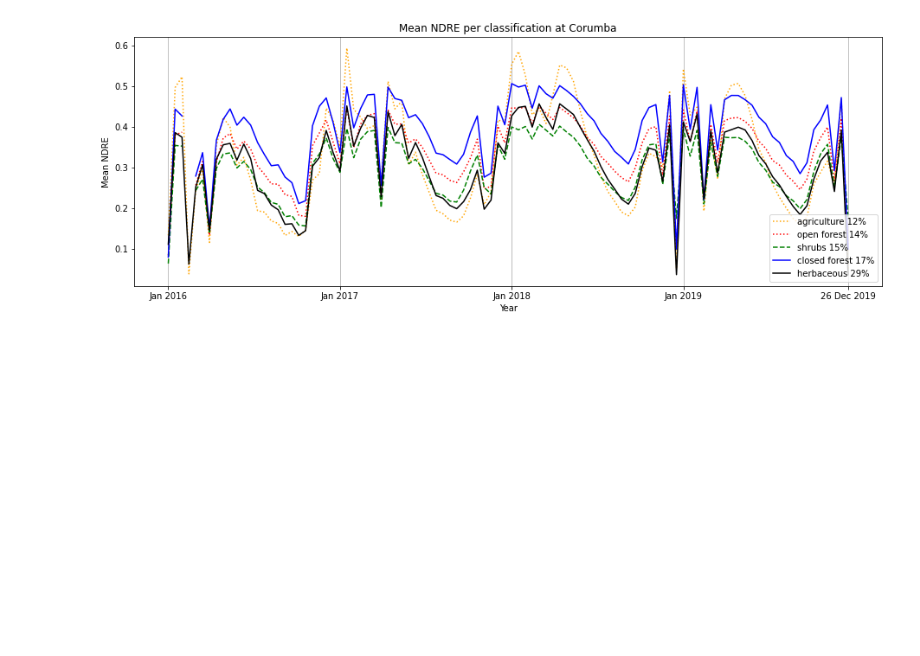
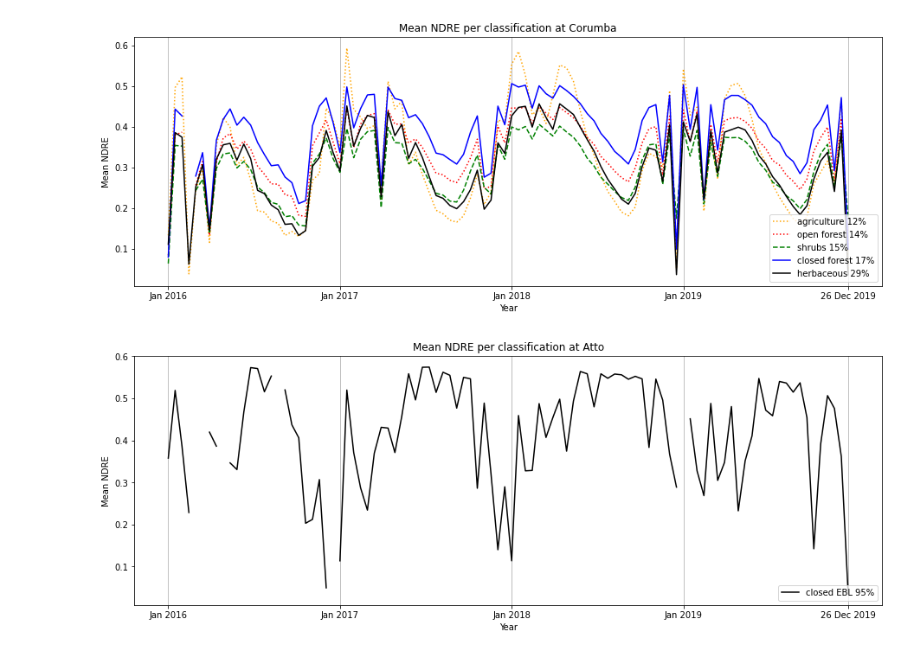
Before and after one commit to jitendra-kumar/tropical_phenology_gee, a Jupyter notebook: morgan/Venus_Tiles_Land_Cover(Raster).ipynb, the cells around one changed output. Saved outputs shown, nothing was run; the diff lists cells and outputs as text; code cells hidden in the pictures; blank space fills up the shorter version.

```diff
--- a/morgan/Venus_Tiles_Land_Cover(Raster).ipynb
+++ b/morgan/Venus_Tiles_Land_Cover(Raster).ipynb
@@ -88,6 +103,3 @@ print(info)
 # %%
-ndre_col = col.select('NDRE') #Just to make sure
-img = col.first()
-classed_img = img.addBands(lc)
-classed_imgs = ndre_col.map(lambda image: image.addBands(lc))
+classed_imgs = col.map(lambda image: image.addBands(lc))
 # %%
@@ -104,7 +111,7 @@ def classMean(img):
                .mean()
                .unweighted() #Allow values equal to 0
                .group(groupField= 1, groupName= 'class'))
-    return img.set('mean', img.reduceRegion(reducer=reducer, geometry=fc, scale=20, maxPixels=1e8))
+    return img.set('mean', img.reduceRegion(reducer=reducer, geometry=fc, scale=20))
 
 def classMeans(ic):
     stats = ic.map(classMean)
@@ -146,0 +163,5 @@ print(l)
+# %%
+#Atto: 5, 24
+l = np.insert(l, 5, replacement, axis=0)
+l = np.insert(l, 24, replacement, axis=0)
+print(l)
@@ -146,0 +190,6 @@ print(l)
+# %%
+#Add missing lists for Saop
+#position 9, 24, 99
+l = np.insert(l, 9, replacement, axis=0)
+l = np.insert(l, 24, replacement, axis=0)
+l = np.insert(l, 99, replacement, axis=0)
@@ -293,26 +346,27 @@ plt.show()
 # %% [output]
 [figure]
 # %%
-#Saop
+#Atto [20, 30, 80, 90, 112, 116, 122, 126]
+#[(20, <1), (30, <1),(80, 1.8), (90, 2),
+#(112, 94.5), (116, 1), (122, <1), (126, <1)]
+
 plt.axes([2, 0, 2, 1])
 plt.grid(b = True, which = 'major', axis = 'x')
 
-#plt.plot(list20, label='shrubs ')
-#plt.plot(list30, label='herbaceous ')
-#plt.plot(list40, label='agriculture ')
-#plt.plot(list50, label='urban ')
-#plt.plot(list60, label='bare ')
-#plt.plot(list80, label='water ')
-#plt.plot(list90, label='wetland ')
-#plt.plot(list112, color='black', label='closed EBL ')
-#plt.plot(list114, label='closed DBL ')
-#plt.plot(list116, label='closed forest ')
-#plt.plot(list122, label='open ebl ')
-#plt.plot(list126, label='open forest ')
+#plt.plot(list20, label='shrubs <1%')
+#plt.plot(list30, label='herbaceous <1%')
+#plt.plot(list80, label='water 2%')
+#plt.plot(list90, label='wetland 2%')
+plt.plot(list112, color='black', label='closed EBL 95%')
+#plt.plot(list116, label='closed forest 1%')
+#plt.plot(list122, label='open ebl <1%')
+#plt.plot(list126, label='open forest <1%')
 
 plt.legend(loc = "lower right")
-plt.title("Mean NDRE per classification at Manaus")
+plt.title("Mean NDRE per classification at Atto")
 plt.ylabel("Mean NDRE")
 plt.xlabel("Year")
 plt.xticks(ticks = [0, 25, 50, 75, 99], labels = ['Jan 2016', 'Jan 2017', 'Jan 2018', 'Jan 2019', '26 Dec 2019'])
 plt.show()
+# %% [output]
+[figure, added]
```
Also changed, not shown: parts of 15 cells of this notebook, 1 other file.
